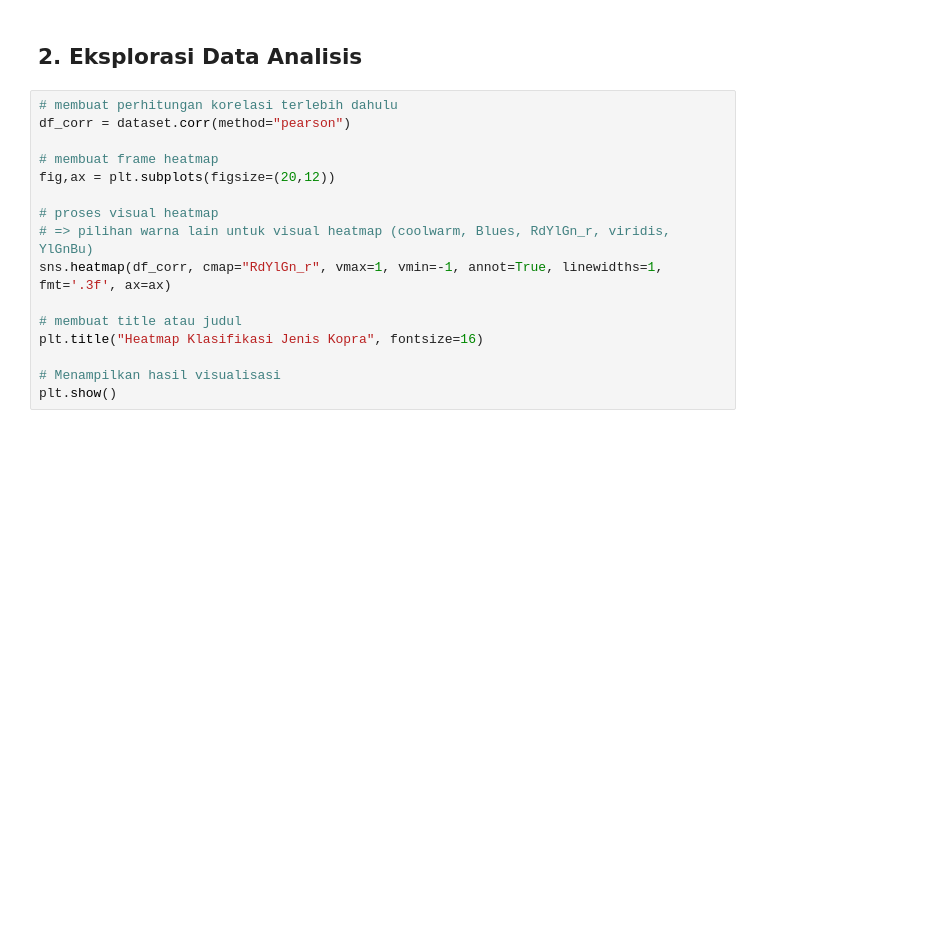
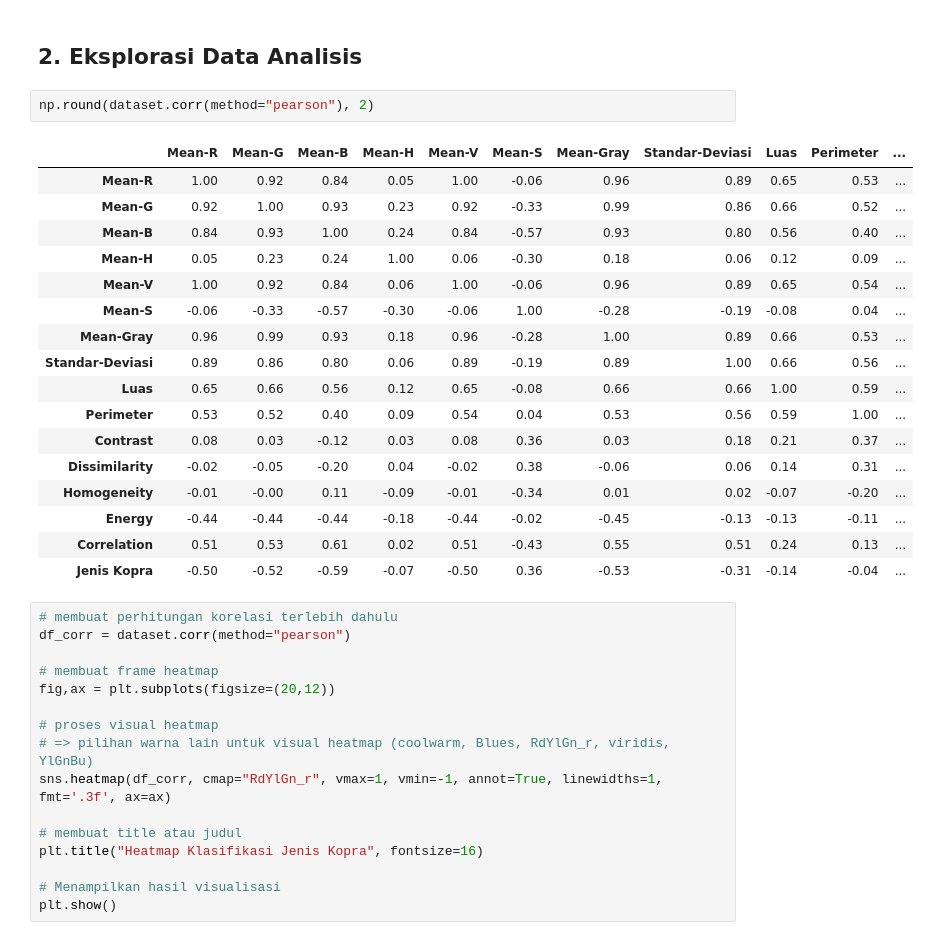
Before and after one commit to kusin/klasifikasi_kopra, a Jupyter notebook: klasifikasi_kopra_new.ipynb, the cells around one changed output. Drawn from its saved outputs; the diff is of its cells as text; blank space fills up the shorter version.

```diff
--- a/klasifikasi_kopra_new.ipynb
+++ b/klasifikasi_kopra_new.ipynb
@@ -93,6 +93,26 @@ np.round(dataset, 1)
 1839 rows × 16 columns
 # %% [markdown]
 ## 2. Eksplorasi Data Analisis
+# %%
+np.round(dataset.corr(method="pearson"), 2)
+# %% [output]
+|  | Mean-R | Mean-G | Mean-B | Mean-H | Mean-V | Mean-S | Mean-Gray | Standar-Deviasi | Luas | Perimeter | ... |
+| Mean-R | 1.00 | 0.92 | 0.84 | 0.05 | 1.00 | -0.06 | 0.96 | 0.89 | 0.65 | 0.53 | ... |
+| Mean-G | 0.92 | 1.00 | 0.93 | 0.23 | 0.92 | -0.33 | 0.99 | 0.86 | 0.66 | 0.52 | ... |
+| Mean-B | 0.84 | 0.93 | 1.00 | 0.24 | 0.84 | -0.57 | 0.93 | 0.80 | 0.56 | 0.40 | ... |
+| Mean-H | 0.05 | 0.23 | 0.24 | 1.00 | 0.06 | -0.30 | 0.18 | 0.06 | 0.12 | 0.09 | ... |
+| Mean-V | 1.00 | 0.92 | 0.84 | 0.06 | 1.00 | -0.06 | 0.96 | 0.89 | 0.65 | 0.54 | ... |
+| Mean-S | -0.06 | -0.33 | -0.57 | -0.30 | -0.06 | 1.00 | -0.28 | -0.19 | -0.08 | 0.04 | ... |
+| Mean-Gray | 0.96 | 0.99 | 0.93 | 0.18 | 0.96 | -0.28 | 1.00 | 0.89 | 0.66 | 0.53 | ... |
+| Standar-Deviasi | 0.89 | 0.86 | 0.80 | 0.06 | 0.89 | -0.19 | 0.89 | 1.00 | 0.66 | 0.56 | ... |
+| Luas | 0.65 | 0.66 | 0.56 | 0.12 | 0.65 | -0.08 | 0.66 | 0.66 | 1.00 | 0.59 | ... |
+| Perimeter | 0.53 | 0.52 | 0.40 | 0.09 | 0.54 | 0.04 | 0.53 | 0.56 | 0.59 | 1.00 | ... |
+| Contrast | 0.08 | 0.03 | -0.12 | 0.03 | 0.08 | 0.36 | 0.03 | 0.18 | 0.21 | 0.37 | ... |
+| Dissimilarity | -0.02 | -0.05 | -0.20 | 0.04 | -0.02 | 0.38 | -0.06 | 0.06 | 0.14 | 0.31 | ... |
+| Homogeneity | -0.01 | -0.00 | 0.11 | -0.09 | -0.01 | -0.34 | 0.01 | 0.02 | -0.07 | -0.20 | ... |
+| Energy | -0.44 | -0.44 | -0.44 | -0.18 | -0.44 | -0.02 | -0.45 | -0.13 | -0.13 | -0.11 | ... |
+| Correlation | 0.51 | 0.53 | 0.61 | 0.02 | 0.51 | -0.43 | 0.55 | 0.51 | 0.24 | 0.13 | ... |
+| Jenis Kopra | -0.50 | -0.52 | -0.59 | -0.07 | -0.50 | 0.36 | -0.53 | -0.31 | -0.14 | -0.04 | ... |
 # %%
 # membuat perhitungan korelasi terlebih dahulu
 df_corr = dataset.corr(method="pearson")
```
Also changed, not shown: parts of 12 cells of this notebook, 6 other files.
